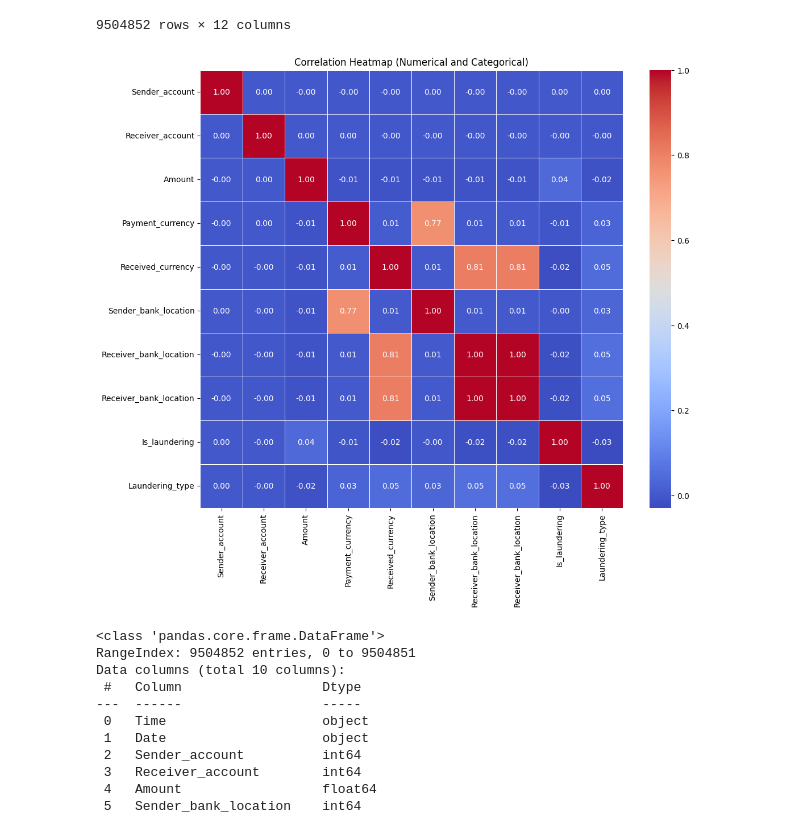
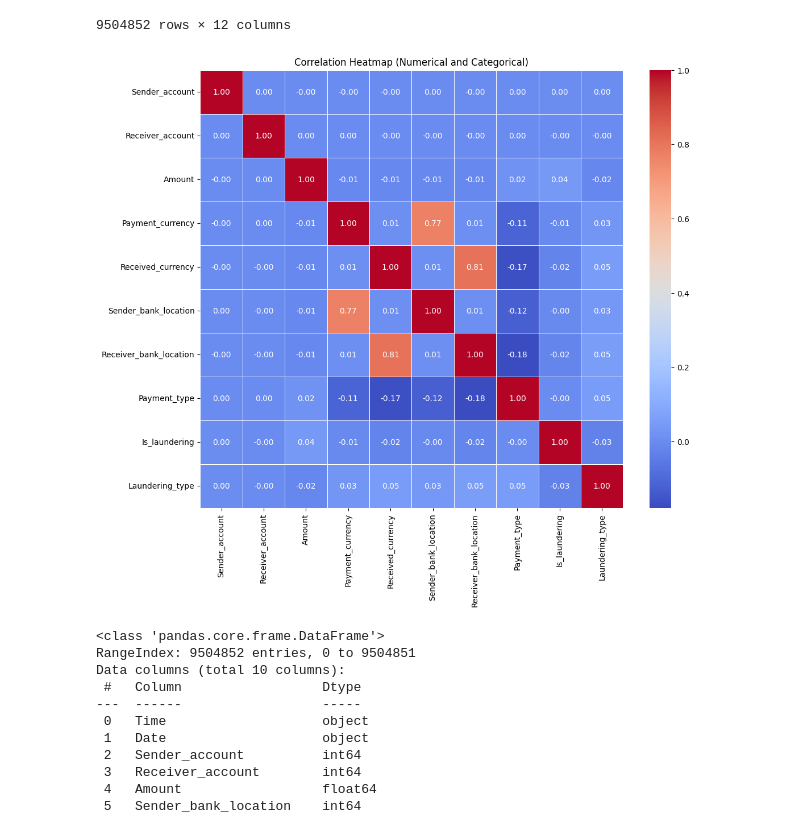
Before and after one commit to Debojyoti-Chanda/Fraud-Detection-Model, a Jupyter notebook: Anti_Money_Laundering_Transaction.ipynb, the cells around one changed output. Cells and saved outputs as stored; diff of their text form; code cells hidden in the pictures.

```diff
--- a/Anti_Money_Laundering_Transaction.ipynb
+++ b/Anti_Money_Laundering_Transaction.ipynb
@@ -3,10 +3,9 @@
 # %%
 import pandas as pd
 
-# Assuming your data is in a CSV file named 'data.csv'
-# Replace 'data.csv' with your actual file name
 try:
-  df = pd.read_csv('SAML-D.csv')
+  # df = pd.read_csv('SAML-D.csv')
+  df = pd.read_csv('/content/drive/MyDrive/dataset/SAML-D.csv')
   print(df.head()) # Display the first few rows of the DataFrame
 except FileNotFoundError:
   print("Error: 'data.csv' not found. Please upload the file or provide the correct path.")
@@ -302,16 +383,18 @@ df
 9504852 rows × 12 columns
 # %%
 # Calculate the correlation matrix
-needed_columns = ['Sender_account','Receiver_account', 'Amount','Payment_currency','Received_currency', 'Sender_bank_location','Receiver_bank_location'	, 'Receiver_bank_location', 'Is_laundering'	, 'Laundering_type']
+needed_columns = ['Sender_account','Receiver_account', 'Amount','Payment_currency','Received_currency', 'Sender_bank_location','Receiver_bank_location'	,'Payment_type', 'Is_laundering'	, 'Laundering_type']
 correlation_matrix = df[needed_columns].corr()  # You might need to select specific columns
+
+# correlation_matrix = df[df['Is_laundering'] == 1][needed_columns].corr()
 
 # Create the heatmap
 plt.figure(figsize=(12, 10))  # Adjust the figure size as needed
 sns.heatmap(correlation_matrix, annot=True, cmap="coolwarm", fmt=".2f", linewidths=0.5)
 plt.title("Correlation Heatmap (Numerical and Categorical)")
 plt.show()
 # %% [output]
-[figure, old version]
+[figure, new version]
 # %%
 # Remove 'Payment_currency' and 'Received_currency' columns
 df = df.drop(['Payment_currency', 'Received_currency'], axis=1)
```
Also changed, not shown: parts of 16 cells of this notebook.
